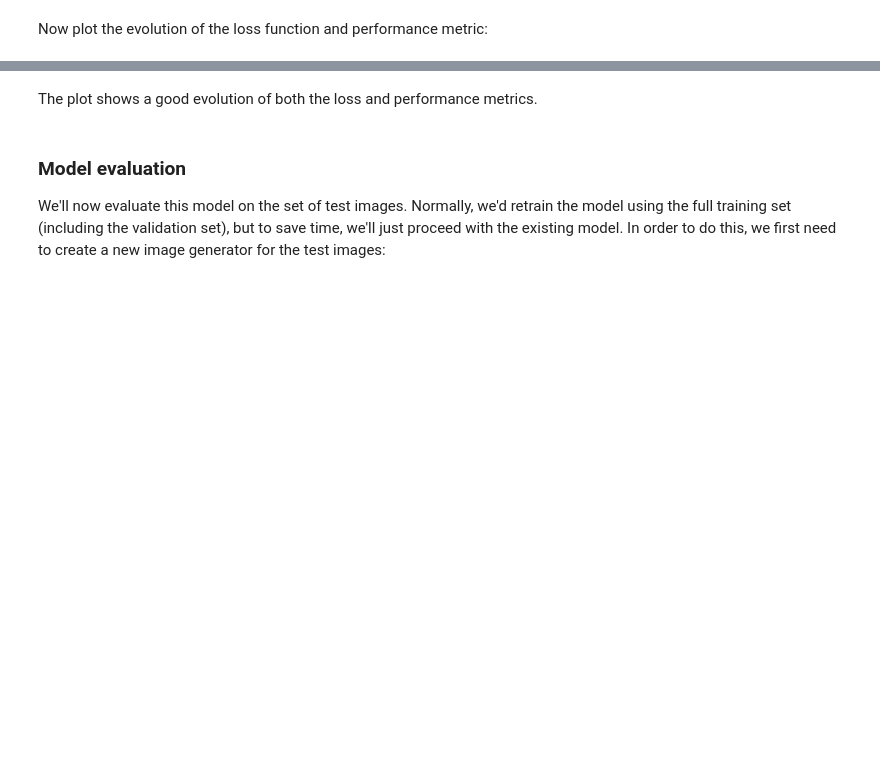
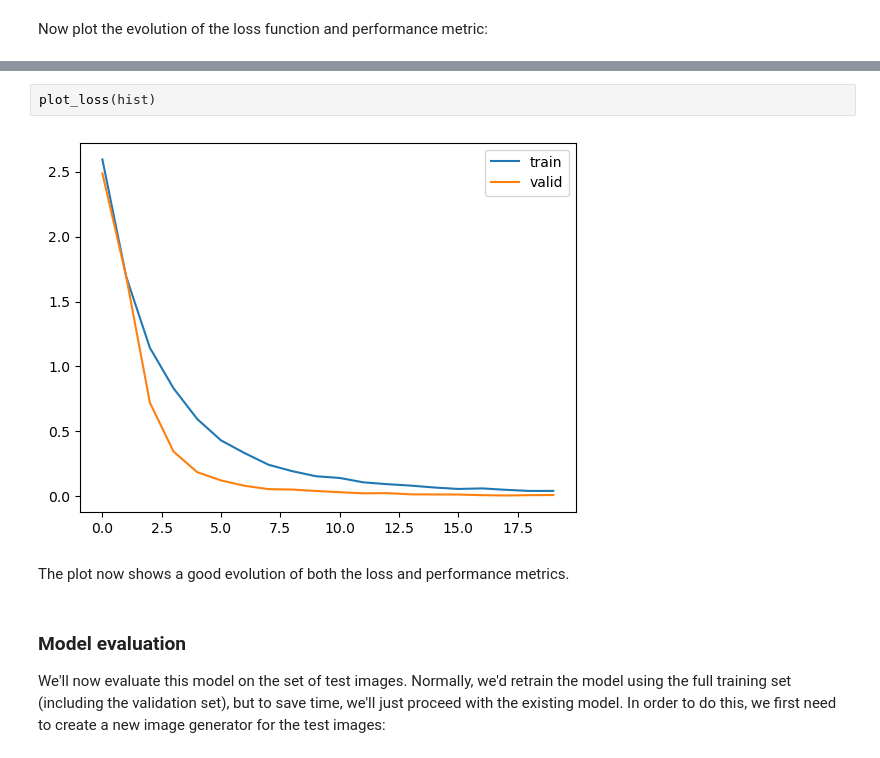
Before and after one commit to simonbrewer/MAGIC_AI_Workshop, a Jupyter notebook: Lab02_CNNs/MAGIC_02_CNNs.ipynb, the cells around one changed output, grey strips where cells are left out. Cells and saved outputs as stored; diff of their text form; blank space fills up the shorter version.

```diff
--- a/Lab02_CNNs/MAGIC_02_CNNs.ipynb
+++ b/Lab02_CNNs/MAGIC_02_CNNs.ipynb
@@ -352,5 +426,9 @@ plt.show()
+# %%
+plot_loss(hist)
+# %% [output]
+[figure, added]
 # %% [markdown]
-The plot shows a good evolution of both the loss and performance metrics.
+The plot now shows a good evolution of both the loss and performance metrics.
 # %% [markdown]
 ### Model evaluation
 
```
Also changed, not shown: parts of 29 cells of this notebook.
